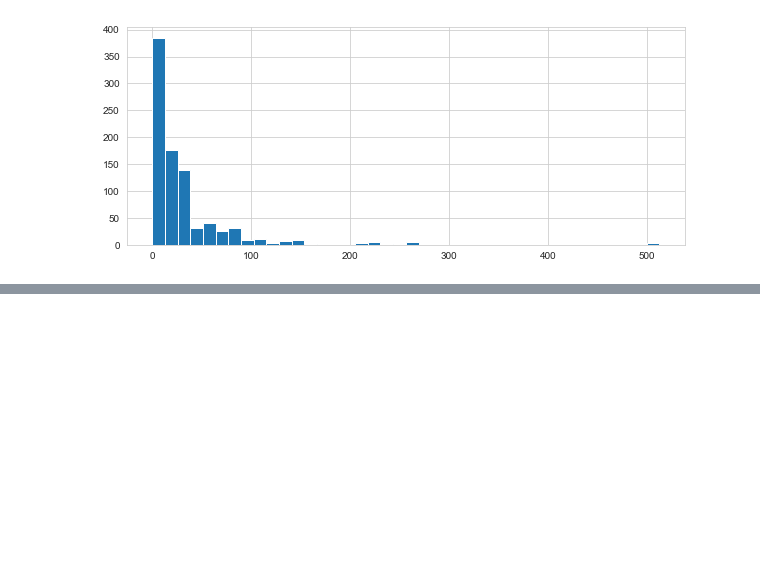
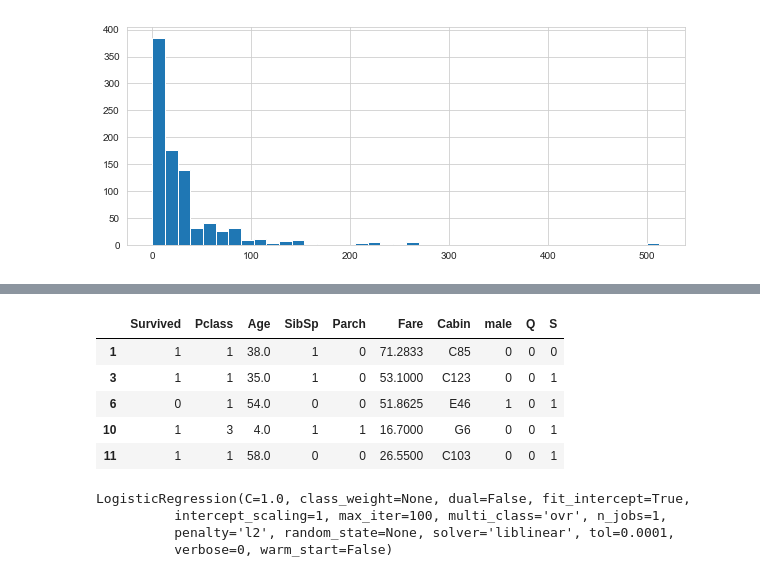
Before and after one commit to MyLearing/ML, a Jupyter notebook: Coding/Logistic-Regression/Mybook.ipynb, the cells around one changed output, grey strips where cells are left out. Saved outputs shown, nothing was run; the diff lists cells and outputs as text; code cells hidden in the pictures; blank space fills up the shorter version.

Commit message:
Logistic RegressionExercise

```diff
--- a/Coding/Logistic-Regression/Mybook.ipynb
+++ b/Coding/Logistic-Regression/Mybook.ipynb
@@ -85,0 +220,11 @@ train['Fare'].hist(bins=40, figsize=(10, 4))
+# %%
+train.drop('PassengerId', axis=1, inplace=True)
+# %%
+train.head()
+# %% [output]
+|  | Survived | Pclass | Age | SibSp | Parch | Fare | Cabin | male | Q | S |
+| 1 | 1 | 1 | 38.0 | 1 | 0 | 71.2833 | C85 | 0 | 0 | 0 |
+| 3 | 1 | 1 | 35.0 | 1 | 0 | 53.1000 | C123 | 0 | 0 | 1 |
+| 6 | 0 | 1 | 54.0 | 0 | 0 | 51.8625 | E46 | 1 | 0 | 1 |
+| 10 | 1 | 3 | 4.0 | 1 | 1 | 16.7000 | G6 | 0 | 0 | 1 |
+| 11 | 1 | 1 | 58.0 | 0 | 0 | 26.5500 | C103 | 0 | 0 | 1 |
@@ -85,0 +241,7 @@ train['Fare'].hist(bins=40, figsize=(10, 4))
+# %%
+logmodel
+# %% [output]
+LogisticRegression(C=1.0, class_weight=None, dual=False, fit_intercept=True,
+          intercept_scaling=1, max_iter=100, multi_class='ovr', n_jobs=1,
+          penalty='l2', random_state=None, solver='liblinear', tol=0.0001,
+          verbose=0, warm_start=False)
```
Also changed, not shown: parts of 21 cells of this notebook.
